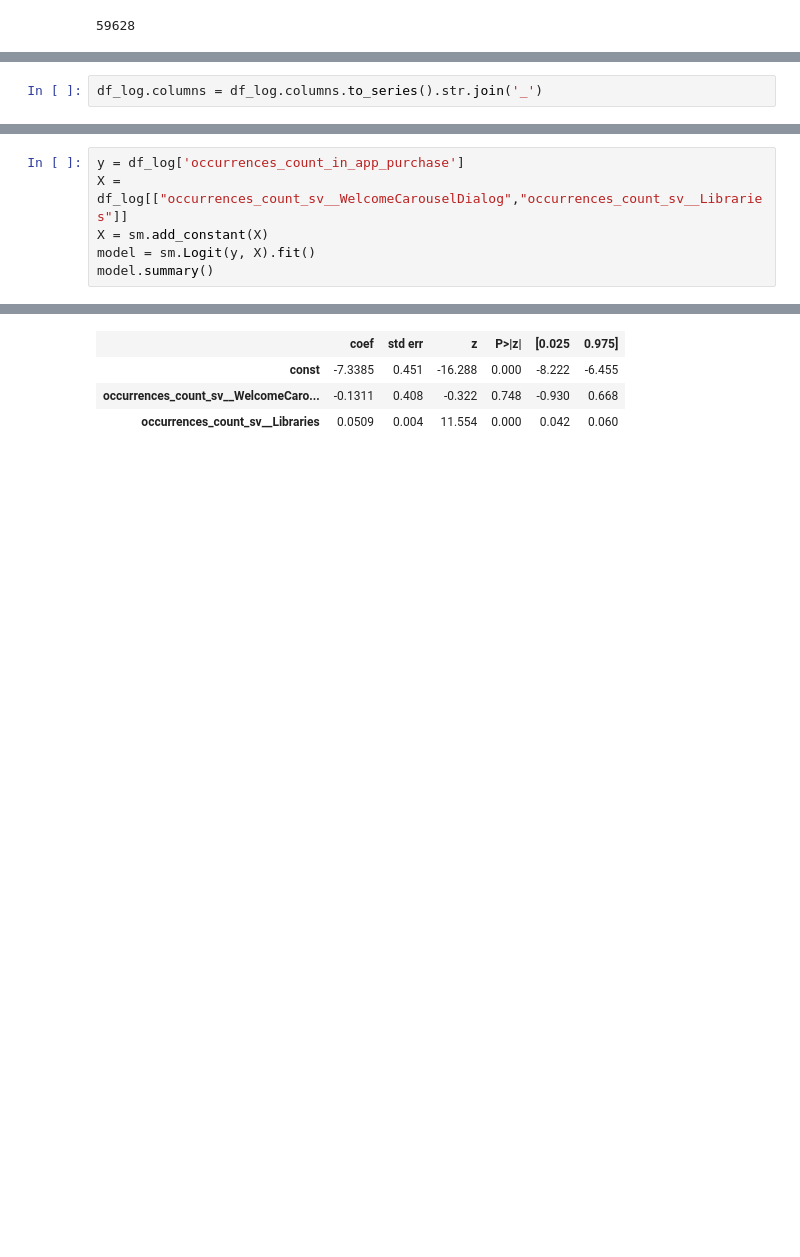
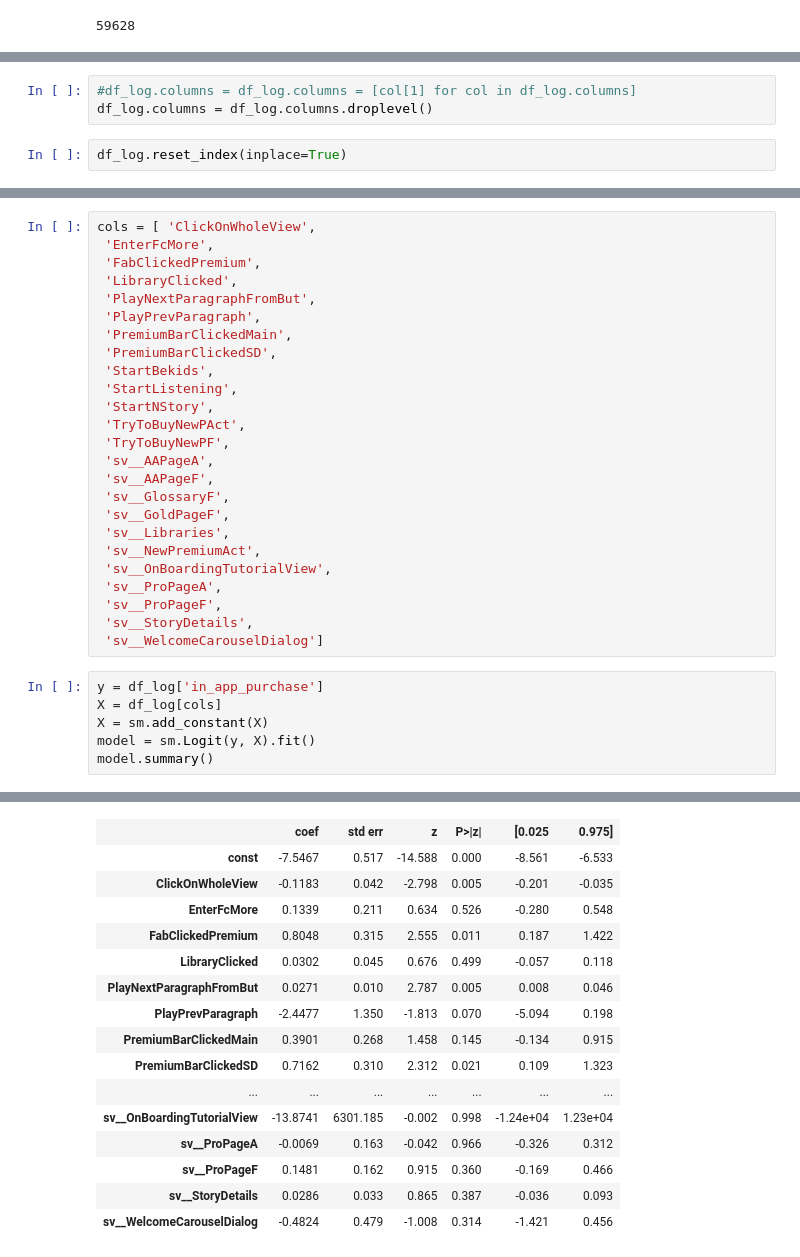
Before and after one commit to danielquer/ironhack-project-2, a Jupyter notebook: Project2_first.ipynb, the cells around one changed output, grey strips where cells are left out. Drawn from its saved outputs; the diff is of its cells as text; blank space fills up the shorter version.

```diff
--- a/Project2_first.ipynb
+++ b/Project2_first.ipynb
@@ -322,5 +301,3 @@ df_log = df.pivot_table(index=["user_pseudo_id"],columns=["event_name"],fill_val
-# %%
-df_log.columns = df_log.columns.to_series().str.join('_')
 # %%
 df_log.head()
 # %% [output]
@@ -332,0 +312,5 @@ df_log.head()
+# %%
+#df_log.columns = df_log.columns = [col[1] for col in df_log.columns]
+df_log.columns = df_log.columns.droplevel()
+# %%
+df_log.reset_index(inplace=True)
@@ -333,6 +333,31 @@ df_log.head()
+# %%
+cols = [ 'ClickOnWholeView',
+ 'EnterFcMore',
+ 'FabClickedPremium',
+ 'LibraryClicked',
+ 'PlayNextParagraphFromBut',
+ 'PlayPrevParagraph',
+ 'PremiumBarClickedMain',
+ 'PremiumBarClickedSD',
+ 'StartBekids',
+ 'StartListening',
+ 'StartNStory',
+ 'TryToBuyNewPAct',
+ 'TryToBuyNewPF',
+ 'sv__AAPageA',
+ 'sv__AAPageF',
+ 'sv__GlossaryF',
+ 'sv__GoldPageF',
+ 'sv__Libraries',
+ 'sv__NewPremiumAct',
+ 'sv__OnBoardingTutorialView',
+ 'sv__ProPageA',
+ 'sv__ProPageF',
+ 'sv__StoryDetails',
+ 'sv__WelcomeCarouselDialog']
 # %%
-y = df_log['occurrences_count_in_app_purchase']
-X = df_log[["occurrences_count_sv__WelcomeCarouselDialog","occurrences_count_sv__Libraries"]]
+y = df_log['in_app_purchase']
+X = df_log[cols]
 X = sm.add_constant(X)
 model = sm.Logit(y, X).fit()
 model.summary()
@@ -351,4 +376,16 @@ Logit Regression Results
 |  | coef | std err | z | P>|z| | [0.025 | 0.975] |
-| const | -7.3385 | 0.451 | -16.288 | 0.000 | -8.222 | -6.455 |
-| occurrences_count_sv__WelcomeCaro... | -0.1311 | 0.408 | -0.322 | 0.748 | -0.930 | 0.668 |
-| occurrences_count_sv__Libraries | 0.0509 | 0.004 | 11.554 | 0.000 | 0.042 | 0.060 |
+| const | -7.5467 | 0.517 | -14.588 | 0.000 | -8.561 | -6.533 |
+| ClickOnWholeView | -0.1183 | 0.042 | -2.798 | 0.005 | -0.201 | -0.035 |
+| EnterFcMore | 0.1339 | 0.211 | 0.634 | 0.526 | -0.280 | 0.548 |
+| FabClickedPremium | 0.8048 | 0.315 | 2.555 | 0.011 | 0.187 | 1.422 |
+| LibraryClicked | 0.0302 | 0.045 | 0.676 | 0.499 | -0.057 | 0.118 |
+| PlayNextParagraphFromBut | 0.0271 | 0.010 | 2.787 | 0.005 | 0.008 | 0.046 |
+| PlayPrevParagraph | -2.4477 | 1.350 | -1.813 | 0.070 | -5.094 | 0.198 |
+| PremiumBarClickedMain | 0.3901 | 0.268 | 1.458 | 0.145 | -0.134 | 0.915 |
+| PremiumBarClickedSD | 0.7162 | 0.310 | 2.312 | 0.021 | 0.109 | 1.323 |
+| ... | ... | ... | ... | ... | ... | ... |
+| sv__OnBoardingTutorialView | -13.8741 | 6301.185 | -0.002 | 0.998 | -1.24e+04 | 1.23e+04 |
+| sv__ProPageA | -0.0069 | 0.163 | -0.042 | 0.966 | -0.326 | 0.312 |
+| sv__ProPageF | 0.1481 | 0.162 | 0.915 | 0.360 | -0.169 | 0.466 |
+| sv__StoryDetails | 0.0286 | 0.033 | 0.865 | 0.387 | -0.036 | 0.093 |
+| sv__WelcomeCarouselDialog | -0.4824 | 0.479 | -1.008 | 0.314 | -1.421 | 0.456 |
```
Also changed, not shown: parts of 9 cells of this notebook.
